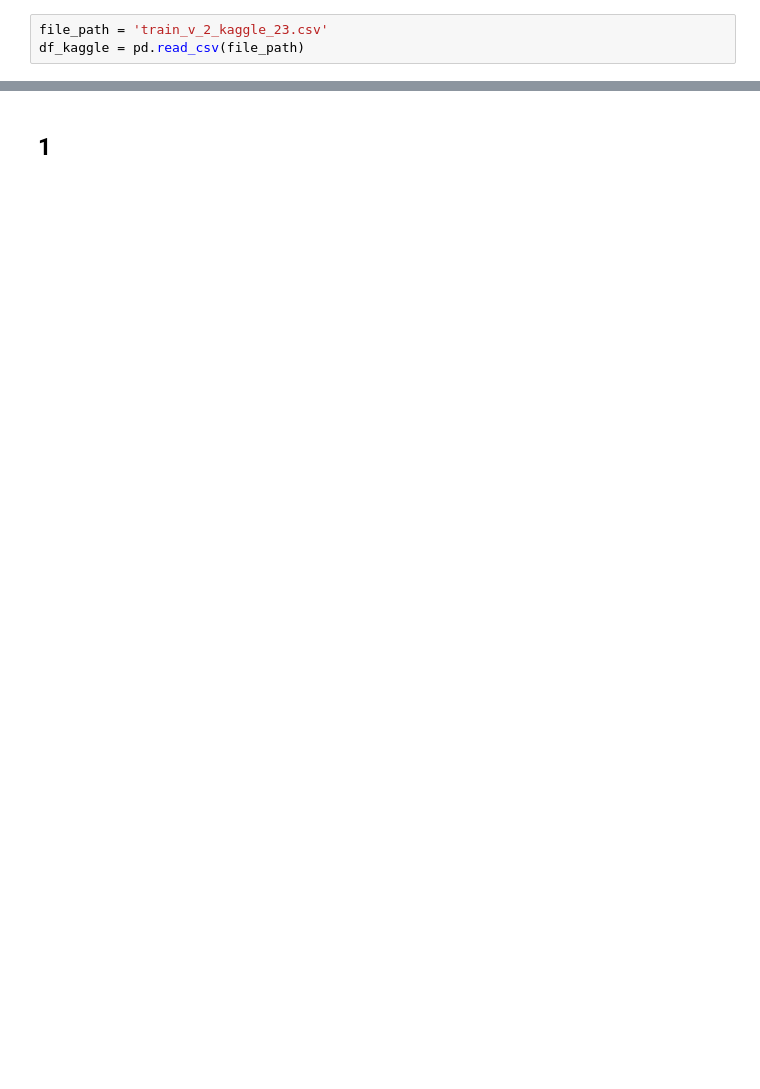
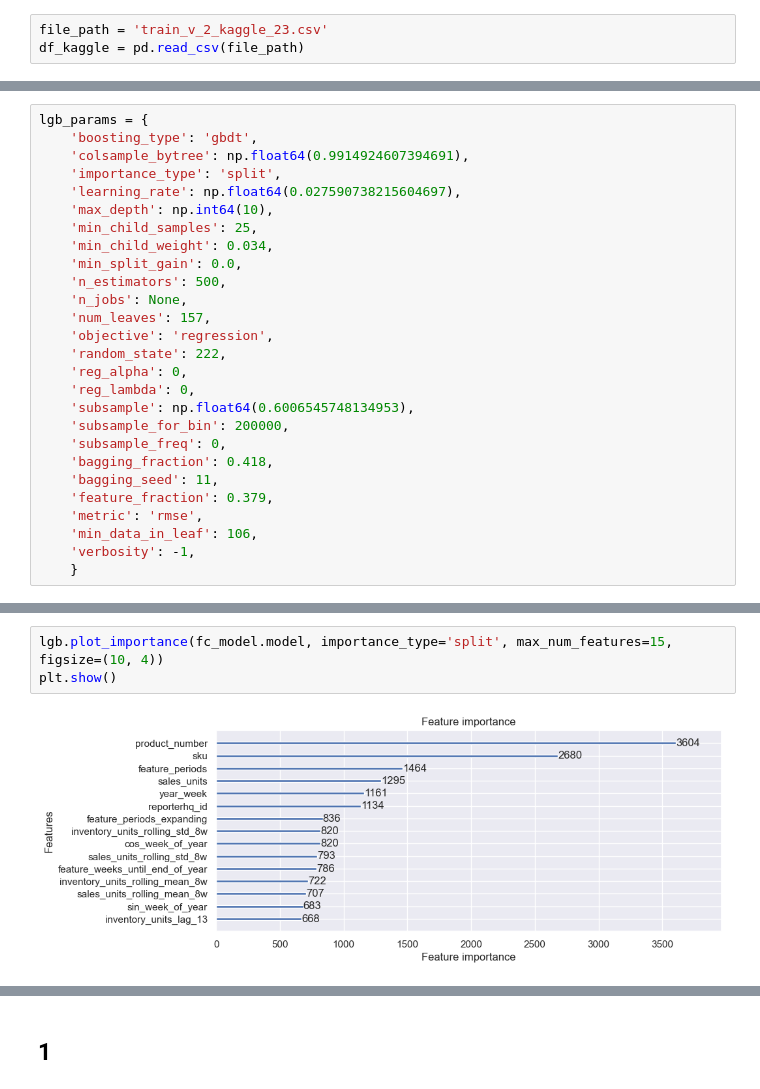
Before and after one commit to giarets/hp_use_case, a Jupyter notebook: kaggle_clean.ipynb, the cells around one changed output, grey strips where cells are left out. Saved outputs shown, nothing was run; the diff lists cells and outputs as text; blank space fills up the shorter version.

```diff
--- a/kaggle_clean.ipynb
+++ b/kaggle_clean.ipynb
@@ -182,0 +71,27 @@ list_skus = X_test["sku"].cat.remove_unused_categories().value_counts().index[:n
+# %%
+lgb_params = {
+    'boosting_type': 'gbdt',
+    'colsample_bytree': np.float64(0.9914924607394691),
+    'importance_type': 'split',
+    'learning_rate': np.float64(0.027590738215604697),
+    'max_depth': np.int64(10),
+    'min_child_samples': 25,
+    'min_child_weight': 0.034,
+    'min_split_gain': 0.0,
+    'n_estimators': 500,
+    'n_jobs': None,
+    'num_leaves': 157,
+    'objective': 'regression',
+    'random_state': 222,
+    'reg_alpha': 0,
+    'reg_lambda': 0,
+    'subsample': np.float64(0.6006545748134953),
+    'subsample_for_bin': 200000,
+    'subsample_freq': 0,
+    'bagging_fraction': 0.418,
+    'bagging_seed': 11,
+    'feature_fraction': 0.379,
+    'metric': 'rmse',
+    'min_data_in_leaf': 106,
+    'verbosity': -1,
+    }
@@ -182,0 +158,5 @@ list_skus = X_test["sku"].cat.remove_unused_categories().value_counts().index[:n
+# %%
+lgb.plot_importance(fc_model.model, importance_type='split', max_num_features=15, figsize=(10, 4))
+plt.show()
+# %% [output]
+[figure, added]
```
Also changed, not shown: parts of 45 cells of this notebook, 5 other files.
